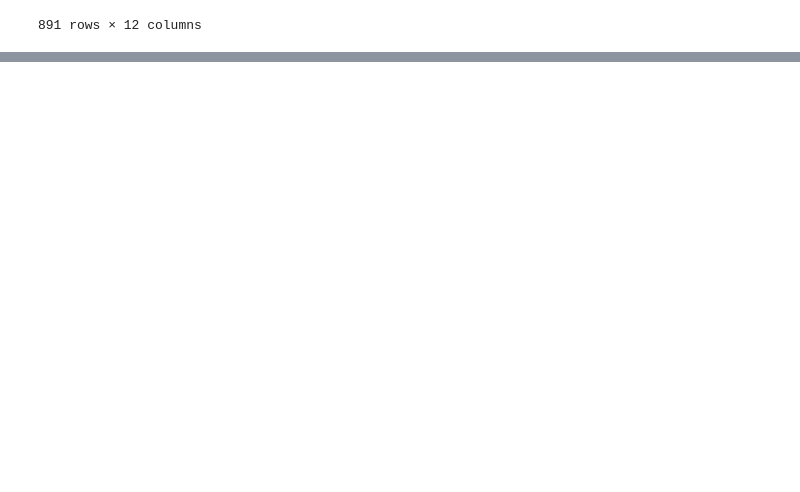
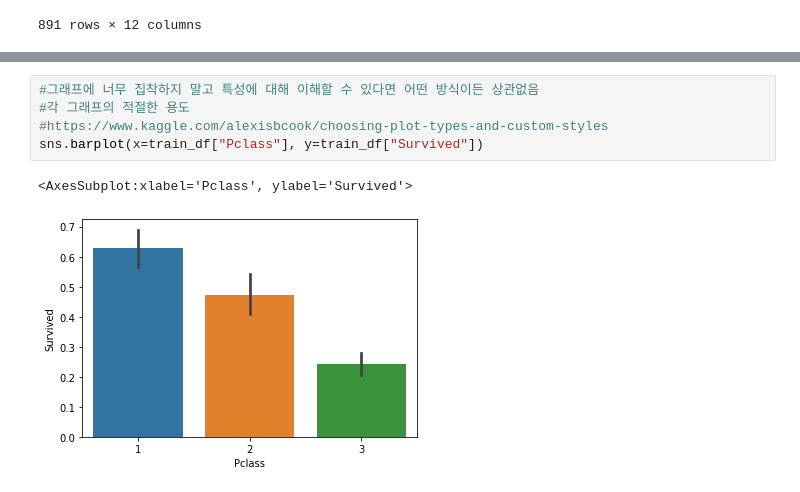
Before and after one commit to hykhhijk/Data_analysis_practice, a Jupyter notebook: kaggle/Titanic.ipynb, the cells around one changed output, grey strips where cells are left out. Drawn from its saved outputs; the diff is of its cells as text; blank space fills up the shorter version.

```diff
--- a/kaggle/Titanic.ipynb
+++ b/kaggle/Titanic.ipynb
@@ -31,0 +54,8 @@ train_df
+# %%
+#그래프에 너무 집착하지 말고 특성에 대해 이해할 수 있다면 어떤 방식이든 상관없음
+#각 그래프의 적절한 용도
+#https://www.kaggle.com/alexisbcook/choosing-plot-types-and-custom-styles
+sns.barplot(x=train_df["Pclass"], y=train_df["Survived"])
+# %% [output]
+<AxesSubplot:xlabel='Pclass', ylabel='Survived'>
+[figure, added]
```
Also changed, not shown: parts of 15 cells of this notebook.
